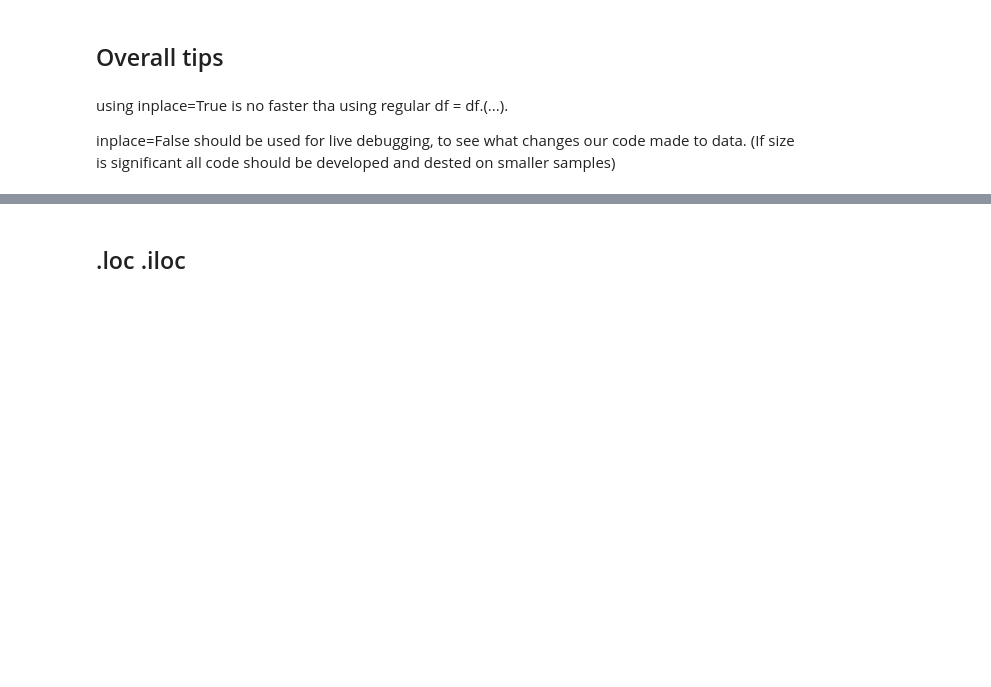
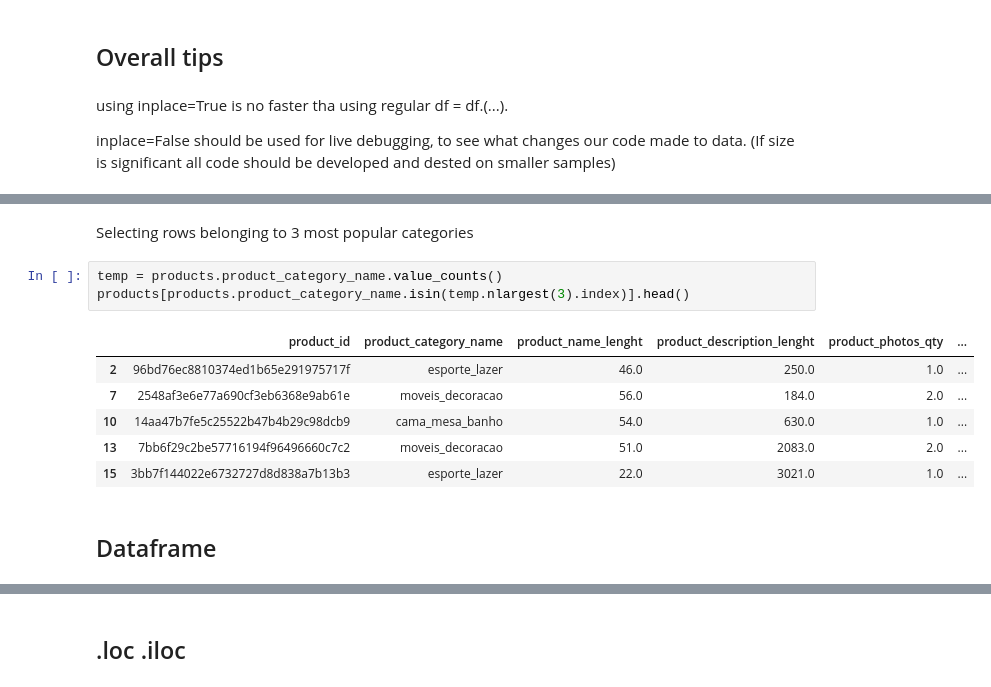
Before and after one commit to bartosz67/eda, a Jupyter notebook: Pandas.ipynb, the cells around one changed output, grey strips where cells are left out. Saved outputs shown, nothing was run; the diff lists cells and outputs as text; blank space fills up the shorter version.

```diff
--- a/Pandas.ipynb
+++ b/Pandas.ipynb
@@ -58,0 +95,14 @@ indexed.head(3)
+# %% [markdown]
+Selecting rows belonging to 3 most popular categories
+# %%
+temp = products.product_category_name.value_counts()
+products[products.product_category_name.isin(temp.nlargest(3).index)].head()
+# %% [output]
+|  | product_id | product_category_name | product_name_lenght | product_description_lenght | product_photos_qty | ... |
+| 2 | 96bd76ec8810374ed1b65e291975717f | esporte_lazer | 46.0 | 250.0 | 1.0 | ... |
+| 7 | 2548af3e6e77a690cf3eb6368e9ab61e | moveis_decoracao | 56.0 | 184.0 | 2.0 | ... |
+| 10 | 14aa47b7fe5c25522b47b4b29c98dcb9 | cama_mesa_banho | 54.0 | 630.0 | 1.0 | ... |
+| 13 | 7bb6f29c2be57716194f96496660c7c2 | moveis_decoracao | 51.0 | 2083.0 | 2.0 | ... |
+| 15 | 3bb7f144022e6732727d8d838a7b13b3 | esporte_lazer | 22.0 | 3021.0 | 1.0 | ... |
+# %% [markdown]
+## Dataframe
```
Also changed, not shown: parts of 37 cells of this notebook.
